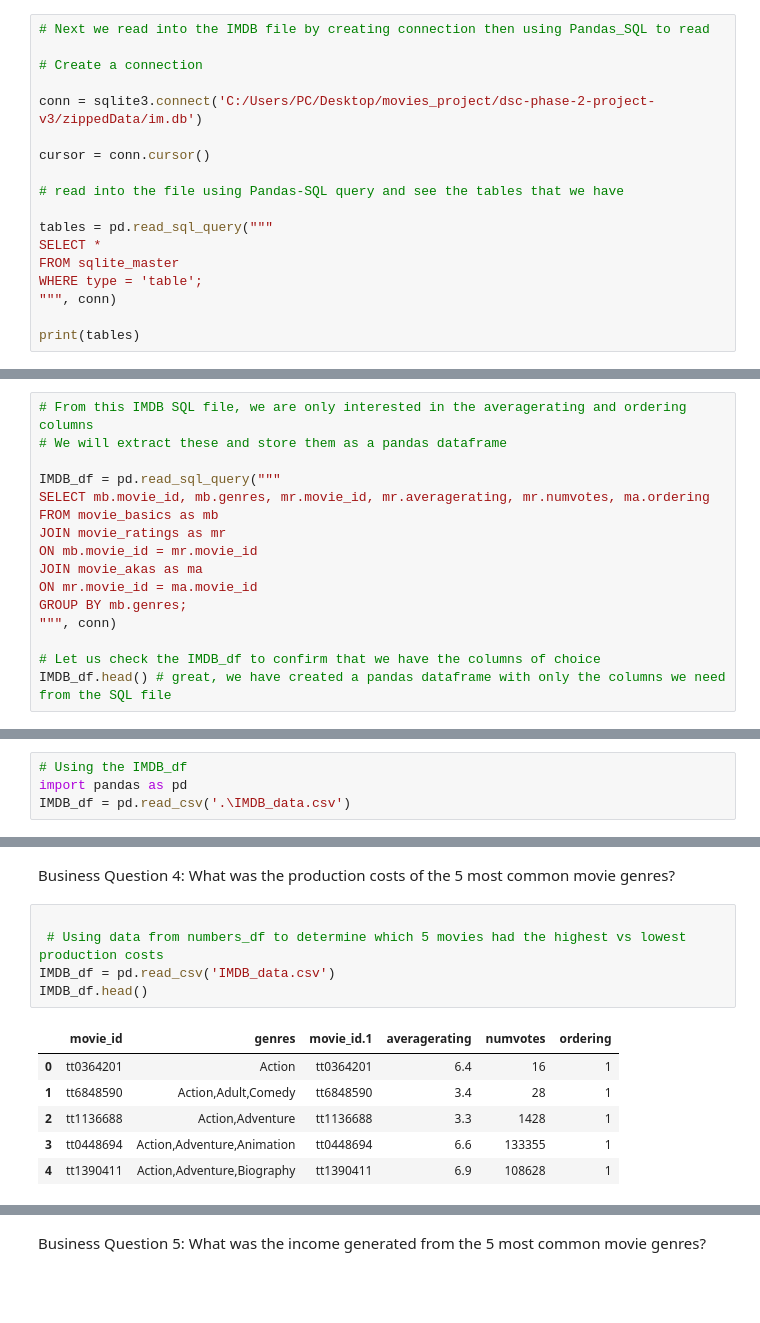
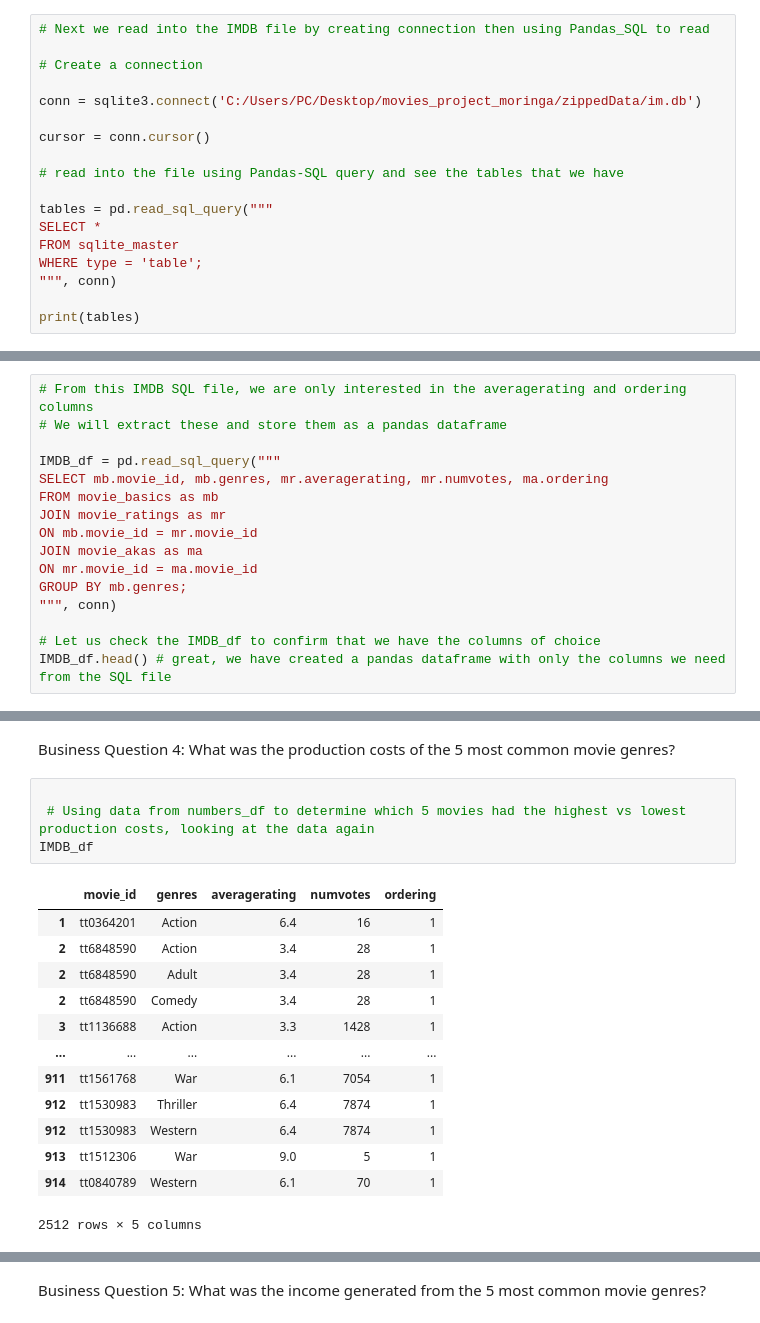
Before and after one commit to thomasamuti-cpu/Movies_project_moringa, a Jupyter notebook: student.ipynb, the cells around one changed output, grey strips where cells are left out. Cells and saved outputs as stored; diff of their text form; blank space fills up the shorter version.

```diff
--- a/student.ipynb
+++ b/student.ipynb
@@ -111,7 +111,7 @@ FileNotFoundError: [Errno 2] No such file or directory: 'C:\\Users\\PC\\Desktop\
 
 # Create a connection
 
-conn = sqlite3.connect('C:/Users/PC/Desktop/movies_project/dsc-phase-2-project-v3/zippedData/im.db')
+conn = sqlite3.connect('C:/Users/PC/Desktop/movies_project_moringa/zippedData/im.db')
 
 cursor = conn.cursor()
 
@@ -129,7 +149,7 @@ print(tables)
 # We will extract these and store them as a pandas dataframe
 
 IMDB_df = pd.read_sql_query("""
-SELECT mb.movie_id, mb.genres, mr.movie_id, mr.averagerating, mr.numvotes, ma.ordering
+SELECT mb.movie_id, mb.genres, mr.averagerating, mr.numvotes, ma.ordering
 FROM movie_basics as mb
 JOIN movie_ratings as mr
 ON mb.movie_id = mr.movie_id
@@ -431,6 +503,2 @@ ANOVA F-stat: 46.38, p-value: 0.00000
 # %% [markdown]
 Business Question 3: Which genres had the largest viewership?
-# %%
-# Using the IMDB_df
-import pandas as pd
-IMDB_df = pd.read_csv('.\IMDB_data.csv')
@@ -505,13 +583,19 @@ plt.show()
 Business Question 4: What was the production costs of the 5 most common movie genres?
 # %%
 
- # Using data from numbers_df to determine which 5 movies had the highest vs lowest production costs
-IMDB_df = pd.read_csv('IMDB_data.csv')
-IMDB_df.head()
+ # Using data from numbers_df to determine which 5 movies had the highest vs lowest production costs, looking at the data again
+IMDB_df
 # %% [output]
-|  | movie_id | genres | movie_id.1 | averagerating | numvotes | ordering |
-| 0 | tt0364201 | Action | tt0364201 | 6.4 | 16 | 1 |
-| 1 | tt6848590 | Action,Adult,Comedy | tt6848590 | 3.4 | 28 | 1 |
-| 2 | tt1136688 | Action,Adventure | tt1136688 | 3.3 | 1428 | 1 |
-| 3 | tt0448694 | Action,Adventure,Animation | tt0448694 | 6.6 | 133355 | 1 |
-| 4 | tt1390411 | Action,Adventure,Biography | tt1390411 | 6.9 | 108628 | 1 |
+|  | movie_id | genres | averagerating | numvotes | ordering |
+| 1 | tt0364201 | Action | 6.4 | 16 | 1 |
+| 2 | tt6848590 | Action | 3.4 | 28 | 1 |
+| 2 | tt6848590 | Adult | 3.4 | 28 | 1 |
+| 2 | tt6848590 | Comedy | 3.4 | 28 | 1 |
+| 3 | tt1136688 | Action | 3.3 | 1428 | 1 |
+| ... | ... | ... | ... | ... | ... |
+| 911 | tt1561768 | War | 6.1 | 7054 | 1 |
+| 912 | tt1530983 | Thriller | 6.4 | 7874 | 1 |
+| 912 | tt1530983 | Western | 6.4 | 7874 | 1 |
+| 913 | tt1512306 | War | 9.0 | 5 | 1 |
+| 914 | tt0840789 | Western | 6.1 | 70 | 1 |
+2512 rows × 5 columns
```
Also changed, not shown: parts of 55 cells of this notebook, 13 other files.
